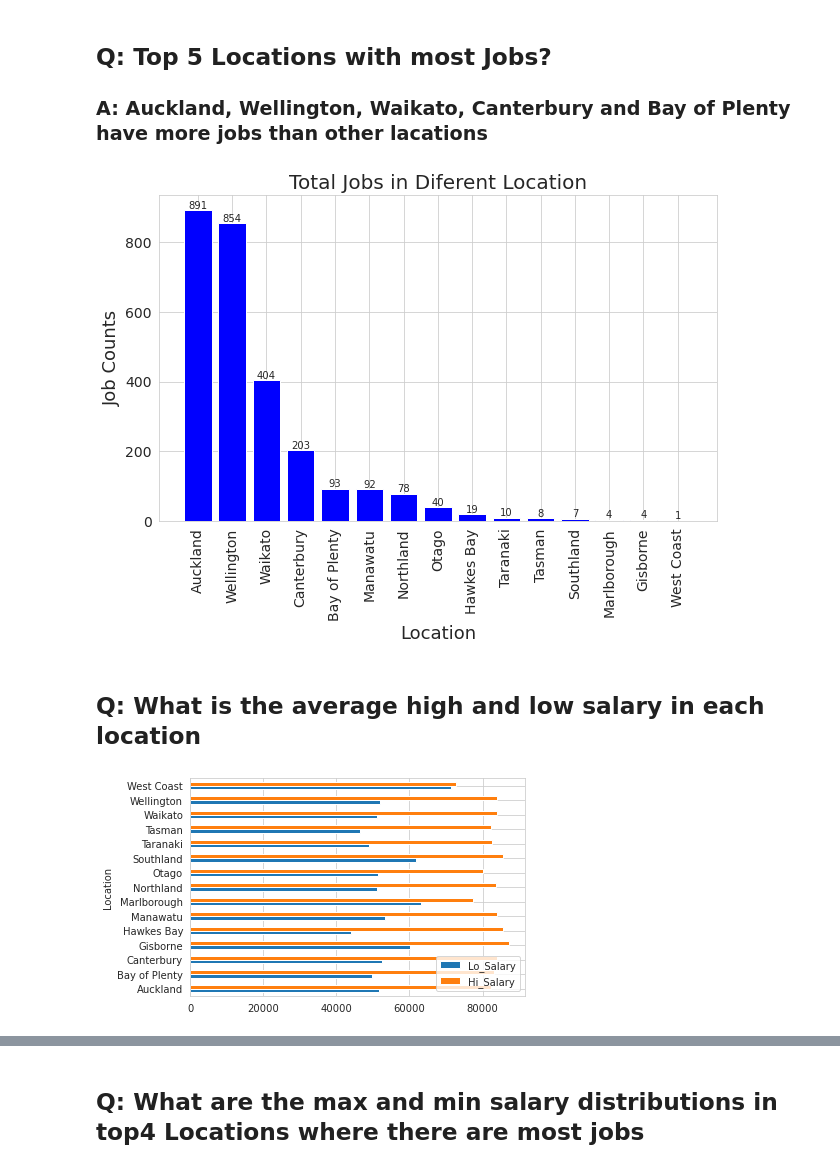
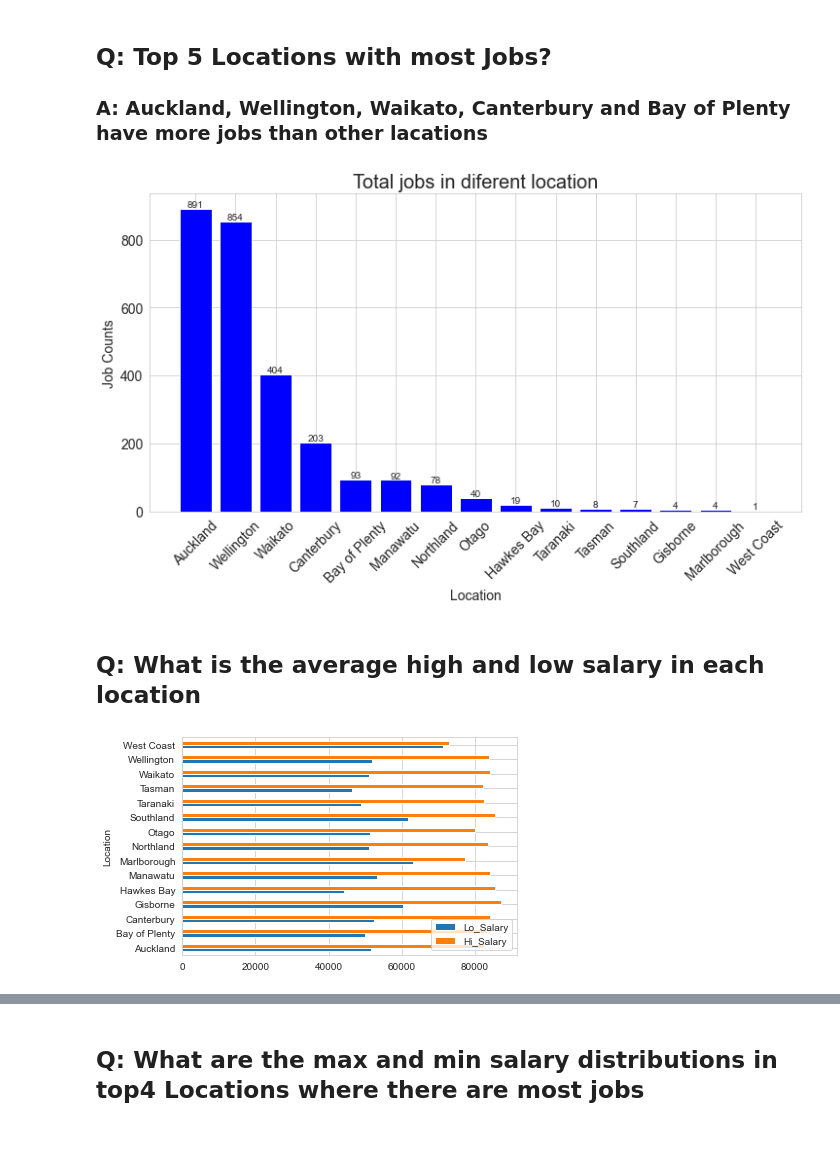
Before and after one commit to Mattzic/DA_Project, a Jupyter notebook: Data/Vis.ipynb, the cells around one changed output, grey strips where cells are left out. Cells and saved outputs as stored; diff of their text form; code cells hidden in the pictures; blank space fills up the shorter version.

```diff
--- a/Data/Vis.ipynb
+++ b/Data/Vis.ipynb
@@ -17,10 +17,10 @@ pd.set_option('max_rows',500)
 sns.set_style('whitegrid')
 # plt.rcParams['font.sans-serif']=['SemHei']  # 设置字体为 黑体
 plt.rcParams['axes.unicode_minus']=False # 显示符号
-plt.rcParams.update({
-    'font.family':'sans-serif',
-    'font.sans-serif':['SemHei'],
-    })
+# plt.rcParams.update({
+#     'font.family':'sans-serif',
+#     'font.sans-serif':['SemHei'],
+#     })
 import warnings
 warnings.filterwarnings('ignore')
 # %%
@@ -51,20 +51,20 @@ data.head(20)
 # %%
 d1 = data.Location.value_counts()
 x = d1.index
 y = d1.values
 
-plt.figure(figsize=(10,6))
+plt.figure(figsize=(12,6))
 plt.bar(x,y,color='b')
-plt.title('Total Jobs in Diferent Location', fontsize=20)
-plt.xlabel('Location', fontsize=18)
-plt.ylabel('Job Counts', fontsize=18)
+plt.title('Total jobs in diferent location', fontsize=20)
+plt.xlabel('Location', fontsize=14)
+plt.ylabel('Job Counts', fontsize=14)
 plt.tick_params(labelsize=14)
-plt.xticks(rotation=90)
+plt.xticks(rotation=45)
 for a,b in zip(x,y):
     plt.text(a, b+5, b, fontsize=10, ha='center')
 plt.show()
 # %% [output]
-[figure, old version]
+[figure, new version]
 # %% [markdown]
 ## Q: What is the average high and low salary in each location
 # %%
@@ -79,7 +79,7 @@ df = group.mean()
 df.plot(kind = 'barh', ylim = [0, df.Hi_Salary.max()+ 10000], rot=0)
 plt.show()
 # %% [output]
-[figure, old version]
+[figure, new version]
 # %%
 # matplotlib
 plt.figure(figsize=(12,6))
```
Also changed, not shown: parts of 4 cells of this notebook.
